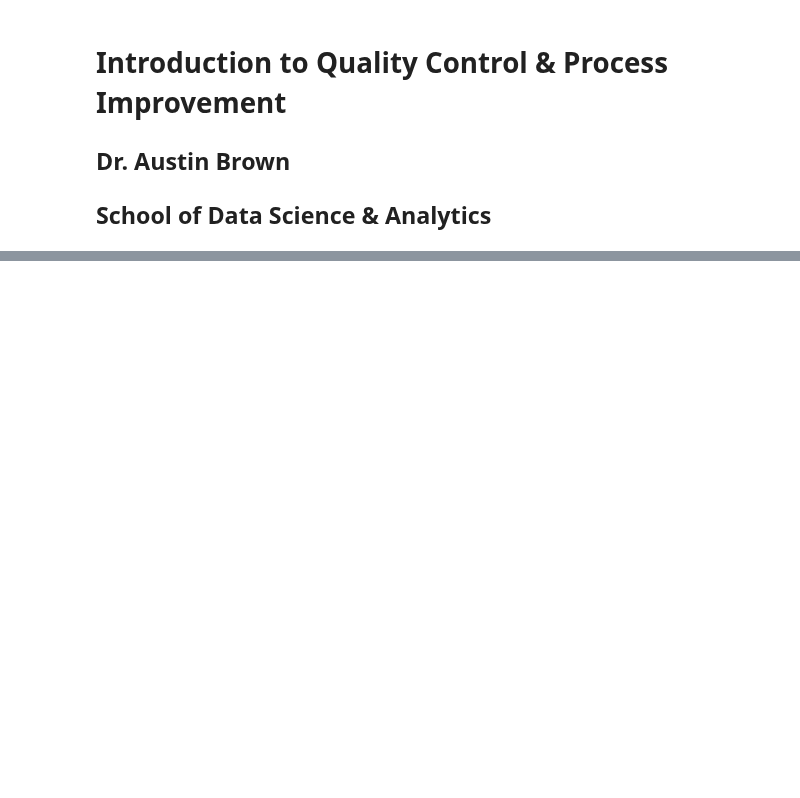
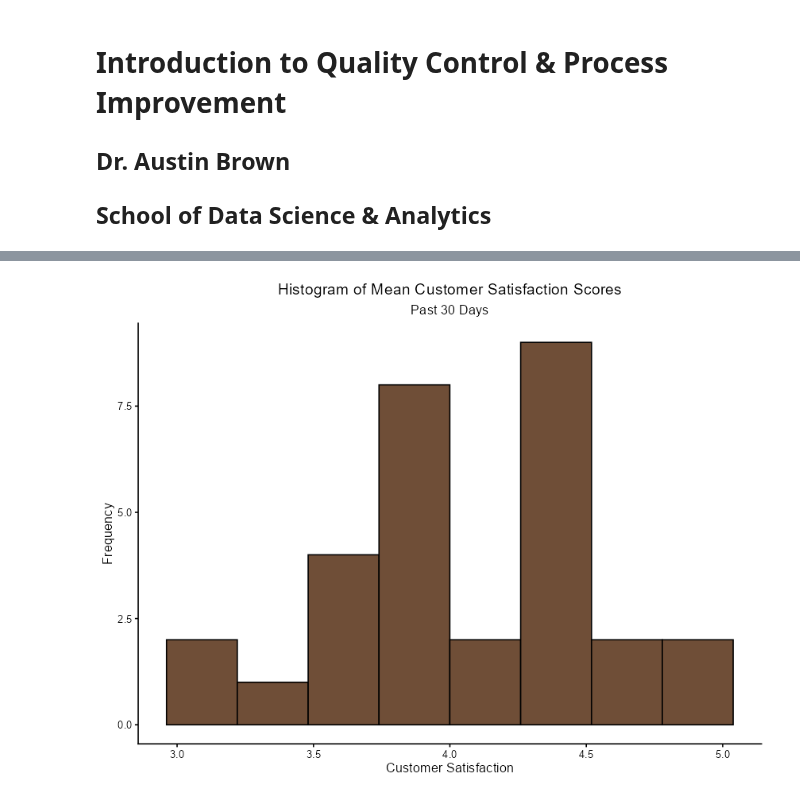
Before and after one commit to abrown9008/STAT-7110-Quality-Control, a Jupyter notebook: Slides/Week-1-Intro-to-Quality-Control/Intro-to-Quality-Control.ipynb, the cells around one changed output, grey strips where cells are left out. Cells and saved outputs as stored; diff of their text form; code cells hidden in the pictures; blank space fills up the shorter version.

```diff
--- a/Slides/Week-1-Intro-to-Quality-Control/Intro-to-Quality-Control.ipynb
+++ b/Slides/Week-1-Intro-to-Quality-Control/Intro-to-Quality-Control.ipynb
@@ -239,0 +248,32 @@
+# %%
+## Set Seed for Reproducability ##
+set.seed(12345)
+## Install and load tidyverse ##
+install.packages("tidyverse")
+library(tidyverse)
+
+## Generate 30 random customer satisfaction scores
+## from a normal distribution with mean=4 and sd=0.5,
+## and truncate any scores above 5 to 5 ##
+
+cs <- tibble(Score = abs(rnorm(30,mean=4,sd=0.5)))
+cs <- cs |>
+  mutate(Score = if_else(Score > 5, 5, Score))
+
+## Generate Histogram ##
+
+cs |>
+  ggplot(aes(x=Score)) +
+  geom_histogram(aes(y=after_stat(count)),
+                 bins=8,
+                 fill = "#6F4E37",
+                 color = "black") +
+  labs(x = "Customer Satisfaction",
+       y = "Frequency",
+       title = "Histogram of Mean Customer Satisfaction Scores",
+       subtitle = "Past 30 Days") +
+  theme_classic() +
+  theme(plot.title=element_text(hjust=0.5),
+        plot.subtitle=element_text(hjust=0.5)
+      )
+# %% [output]
@@ -239,0 +281 @@
+[figure, added]
```
Also changed, not shown: parts of 10 cells of this notebook, 9 other files.
